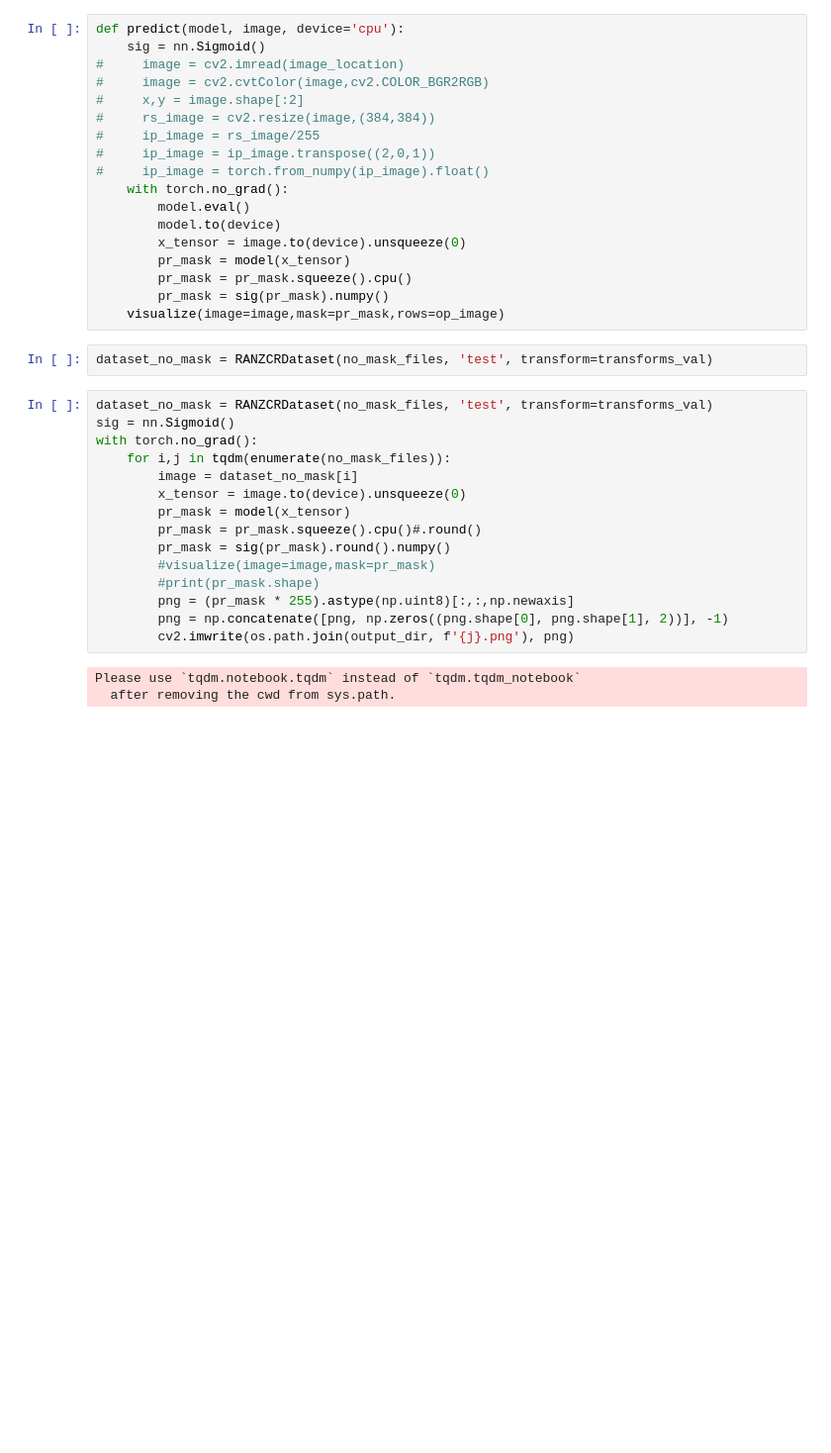
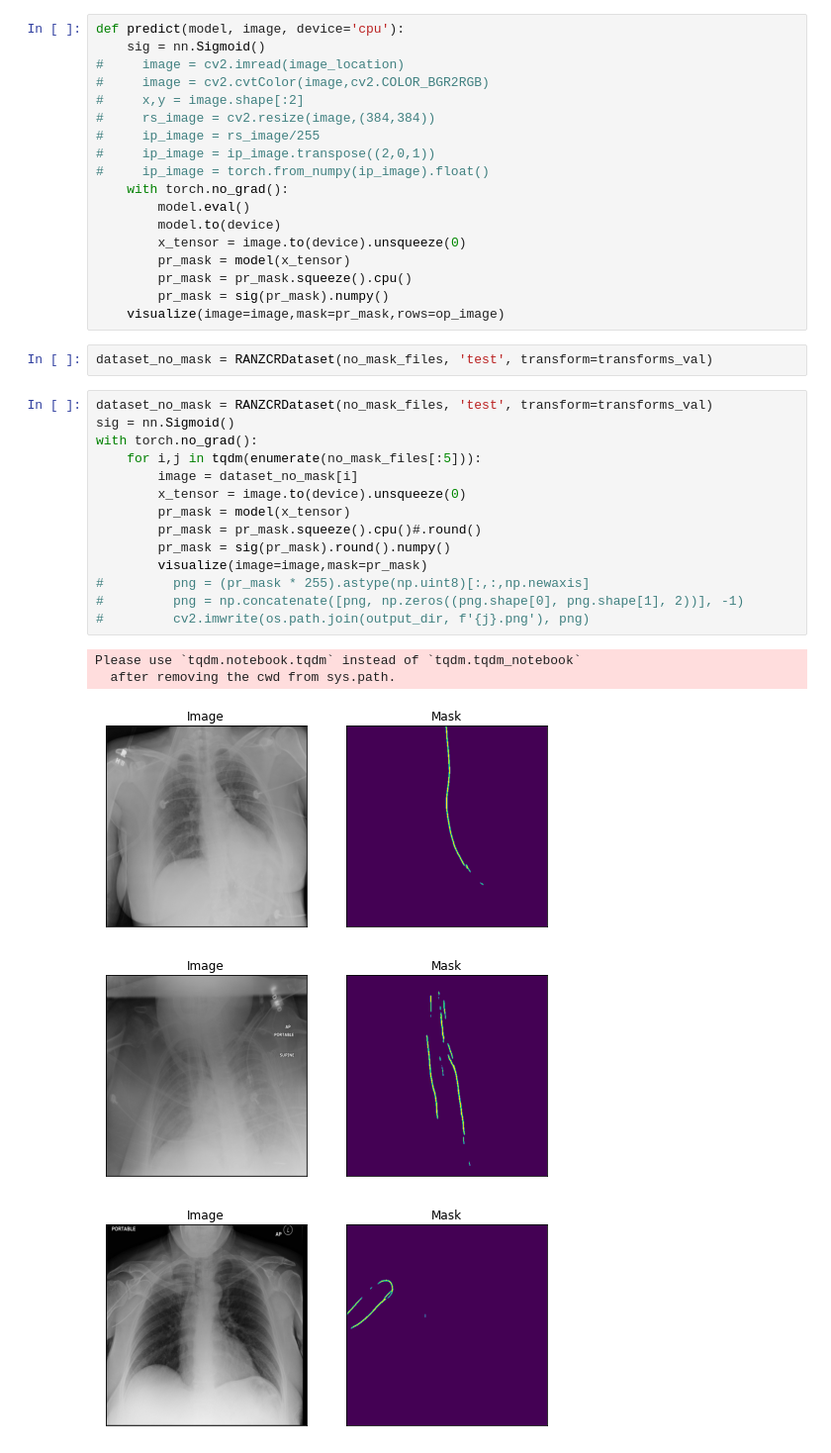
Before and after one commit to aryalmilan/Catheter-Detection-and-classification, a Jupyter notebook: Xray.ipynb, the cells around one changed output. Shown at 99% size. Saved outputs shown, nothing was run; the diff lists cells and outputs as text; blank space fills up the shorter version.

```diff
--- a/Xray.ipynb
+++ b/Xray.ipynb
@@ -443,18 +441,20 @@ dataset_no_mask = RANZCRDataset(no_mask_files, 'test', transform=transforms_val)
 # %%
 dataset_no_mask = RANZCRDataset(no_mask_files, 'test', transform=transforms_val)
 sig = nn.Sigmoid()
 with torch.no_grad():
-    for i,j in tqdm(enumerate(no_mask_files)):
+    for i,j in tqdm(enumerate(no_mask_files[:5])):
         image = dataset_no_mask[i]
         x_tensor = image.to(device).unsqueeze(0)
         pr_mask = model(x_tensor)
         pr_mask = pr_mask.squeeze().cpu()#.round()
         pr_mask = sig(pr_mask).round().numpy()
-        #visualize(image=image,mask=pr_mask)
-        #print(pr_mask.shape)
-        png = (pr_mask * 255).astype(np.uint8)[:,:,np.newaxis]
-        png = np.concatenate([png, np.zeros((png.shape[0], png.shape[1], 2))], -1)
-        cv2.imwrite(os.path.join(output_dir, f'{j}.png'), png)
+        visualize(image=image,mask=pr_mask)
+#         png = (pr_mask * 255).astype(np.uint8)[:,:,np.newaxis]
+#         png = np.concatenate([png, np.zeros((png.shape[0], png.shape[1], 2))], -1)
+#         cv2.imwrite(os.path.join(output_dir, f'{j}.png'), png)
 # %% [output]
 Please use `tqdm.notebook.tqdm` instead of `tqdm.tqdm_notebook`
   after removing the cwd from sys.path.
+[figure, added]
+[figure, added]
+[figure, added]
```
Also changed, not shown: parts of 8 cells of this notebook.
